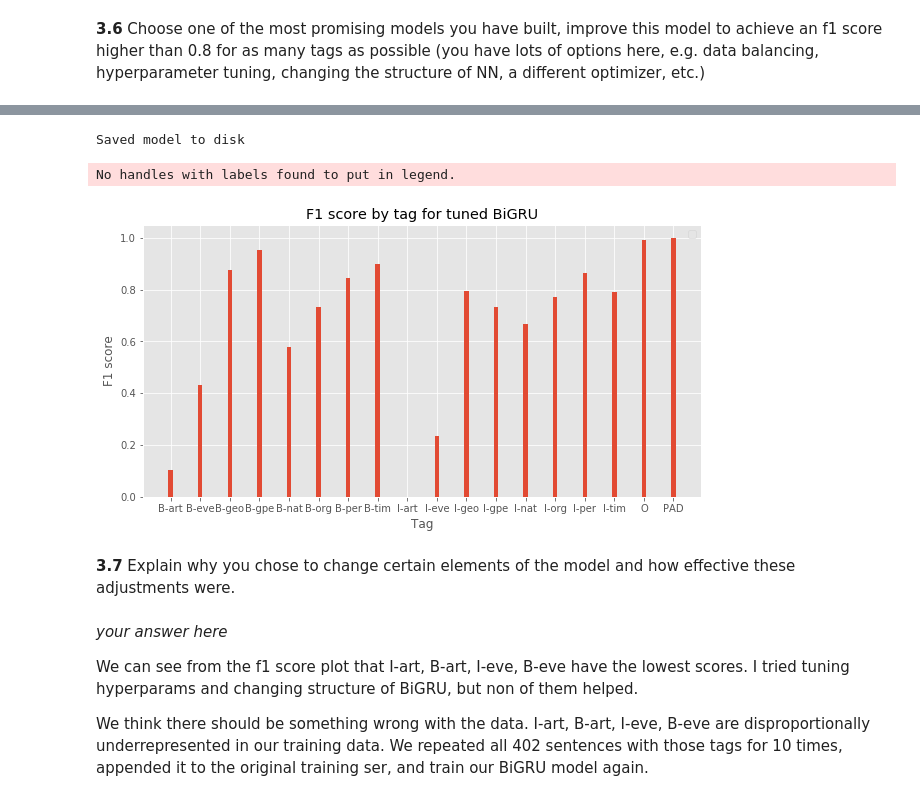
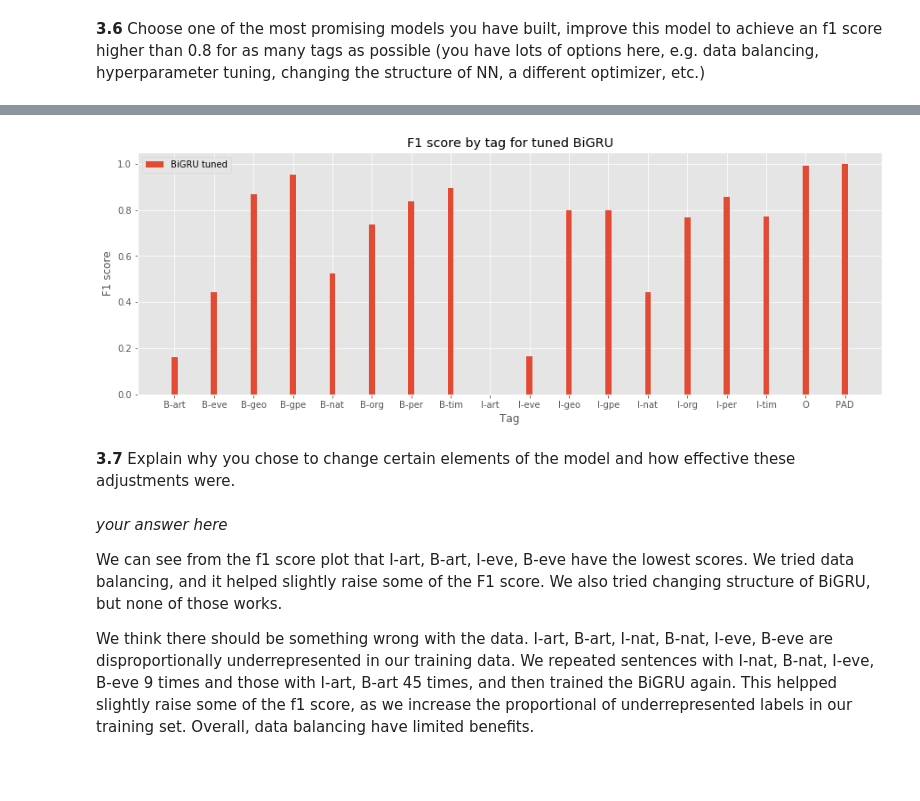
Before and after one commit to Ruby122/2020-CS109B, a Jupyter notebook: content/homeworks/hw06/cs109b_hw6.ipynb, the cells around one changed output, grey strips where cells are left out. Cells and saved outputs as stored; diff of their text form; code cells hidden in the pictures; blank space fills up the shorter version.

```diff
--- a/content/homeworks/hw06/cs109b_hw6.ipynb
+++ b/content/homeworks/hw06/cs109b_hw6.ipynb
@@ -1144,32 +1133,29 @@ NotebookApp.rate_limit_window=3.0 (secs)
 # %%
 # save your model
-store_keras_model(bi_gru2, 'model_BiGRU2')
+#store_keras_model(bi_gru2, 'model_BiGRU2')
 m = load_keras_model('model_BiGRU2')
 # calculate f1_score
 y_true = y_test.argmax(axis = 2).flatten()
 y_pred = m.predict(X_test).argmax(axis = 2).flatten()
-# %% [output]
-Saved model to disk
 # %%
 # plot f1 score
-fig, ax = plt.subplots(figsize=(10,5))
-ax.bar(ind, f1_score(y_true, y_pred, average = None), width)
+fig, ax = plt.subplots(figsize=(15,5))
+ax.bar(ind, f1_score(y_true, y_pred, average = None), width, label = 'BiGRU tuned')
 # Set the labels for the x ticks
 ax.set_xticks(ind)
 ax.set_xticklabels(tags)
 ax.set_xlabel('Tag')
 ax.set_ylabel('F1 score')
 ax.set_title('F1 score by tag for tuned BiGRU')
 plt.legend()
 plt.show()
 # %% [output]
-No handles with labels found to put in legend.
-[figure, old version]
+[figure, new version]
 # %% [markdown]
 **3.7** Explain why you chose to change certain elements of the model and how effective these adjustments were.
 # %% [markdown]
 *your answer here*
 
-We can see from the f1 score plot that I-art, B-art, I-eve, B-eve have the lowest scores. I tried tuning hyperparams and changing structure of BiGRU, but non of them helped.
+We can see from the f1 score plot that I-art, B-art, I-eve, B-eve have the lowest scores. We tried data balancing, and it helped slightly raise some of the F1 score. We also tried changing structure of BiGRU, but none of those works.
 
-We think there should be something wrong with the data. I-art, B-art, I-eve, B-eve are disproportionally underrepresented in our training data. We repeated all 402 sentences with those tags for 10 times, appended it to the original training ser, and train our BiGRU model again.
+We think there should be something wrong with the data. I-art, B-art, I-nat, B-nat, I-eve, B-eve are disproportionally underrepresented in our training data. We repeated sentences with I-nat, B-nat, I-eve, B-eve 9 times and those with I-art, B-art 45 times, and then trained the BiGRU again. This helpped slightly raise some of the f1 score, as we increase the proportional of underrepresented labels in our training set. Overall, data balancing have limited benefits.
```
Also changed, not shown: parts of 8 cells of this notebook, 4 other files.
